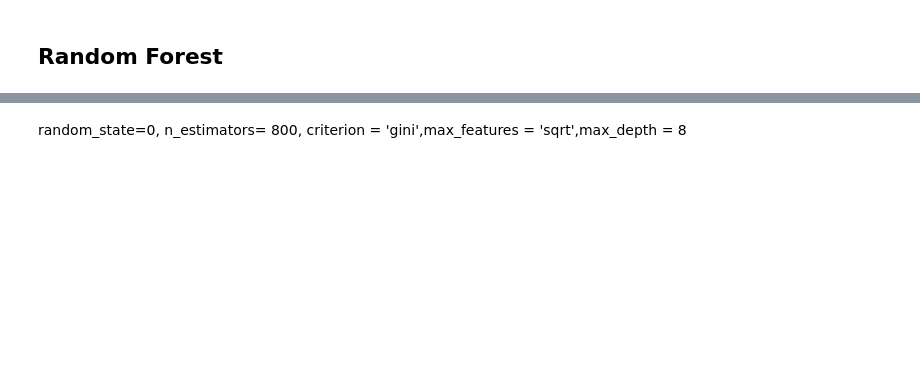
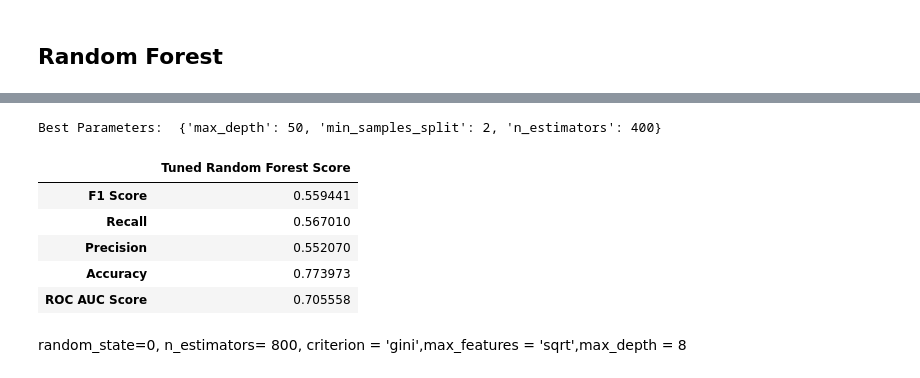
Before and after one commit to SNU-Fintech-6th/ML_project, a Jupyter notebook: Model_jiwon.ipynb, the cells around one changed output, grey strips where cells are left out. Saved outputs shown, nothing was run; the diff lists cells and outputs as text; code cells hidden in the pictures; blank space fills up the shorter version.

```diff
--- a/Model_jiwon.ipynb
+++ b/Model_jiwon.ipynb
@@ -1641,26 +2597,34 @@ df_dtree
 # %%
 params_grid = {
     'n_estimators': [100, 200, 300, 400, 500, 600], # 100
     'max_depth': [10, 20, 30, 40, 50, None], # None
     'min_samples_split': [2, 5, 10, 20], # 2
-    'max_features': ['sqrt', 'log2', None], # auto
+    #'max_features': ['sqrt', 'log2', None], # auto
 }
 
 # Initialize the GridSearchCV
 rfc_t = GridSearchCV(rfc, params_grid, cv=5, scoring='f1')
 rfc_t.fit(X_train_resampled, y_train_resampled)
 
 # Output the best parameters
 print("Best Parameters: ", rfc_t.best_params_)
 
 # Predictions and evaluation
 rfc_t_prediction = rfc_t.predict(X_test_scaled)
 cm_rfc_t = confusion_matrix(y_test, rfc_t_prediction)
 df_rfc_t = pd.DataFrame(data=[f1_score(y_test, rfc_t_prediction), recall_score(y_test, rfc_t_prediction),
                    precision_score(y_test, rfc_t_prediction), accuracy_score(y_test, rfc_t_prediction),
                    roc_auc_score(y_test, rfc_t_prediction)],
              columns=['Tuned Random Forest Score'],
              index=["F1 Score", "Recall", "Precision", "Accuracy", "ROC AUC Score"])
 df_rfc_t
+# %% [output]
+Best Parameters:  {'max_depth': 50, 'min_samples_split': 2, 'n_estimators': 400}
+|  | Tuned Random Forest Score |
+| F1 Score | 0.559441 |
+| Recall | 0.567010 |
+| Precision | 0.552070 |
+| Accuracy | 0.773973 |
+| ROC AUC Score | 0.705558 |
 # %% [markdown]
 random_state=0, n_estimators= 800, criterion = 'gini',max_features = 'sqrt',max_depth = 8
```
Also changed, not shown: parts of 104 cells of this notebook.
